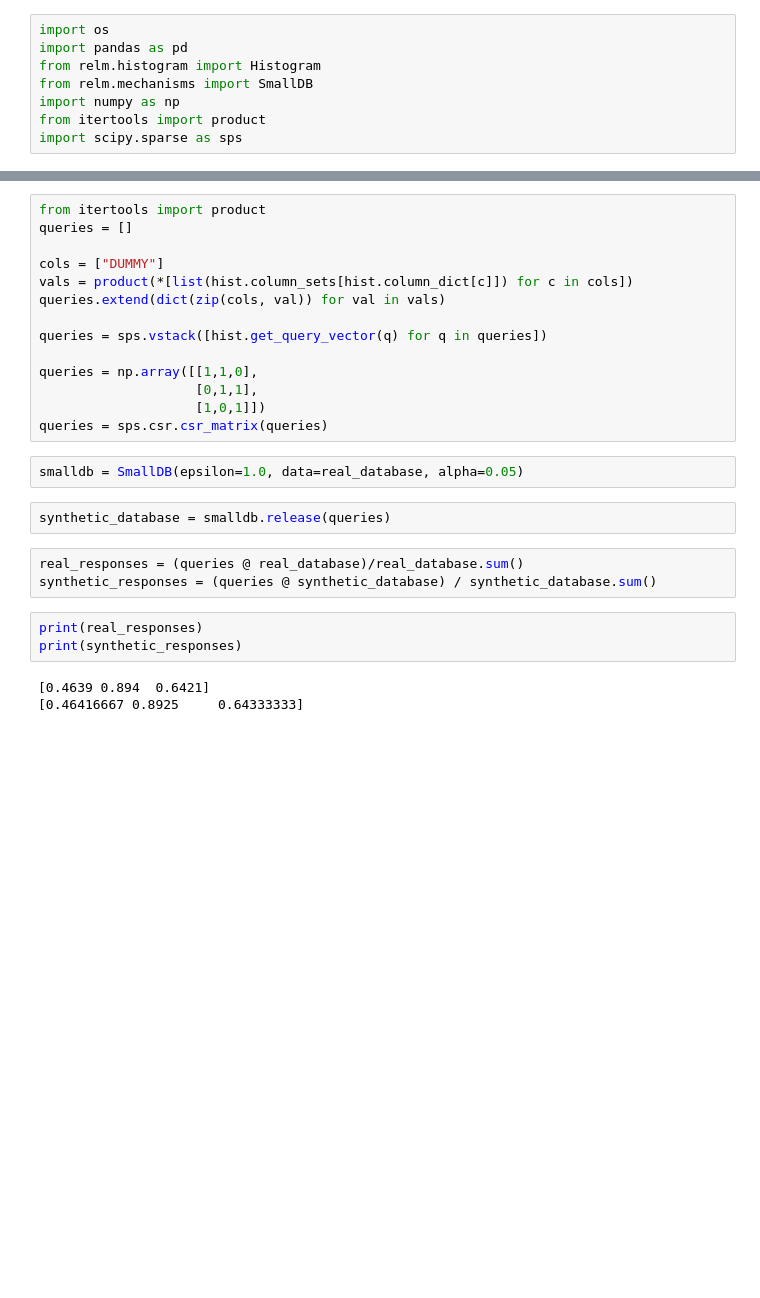
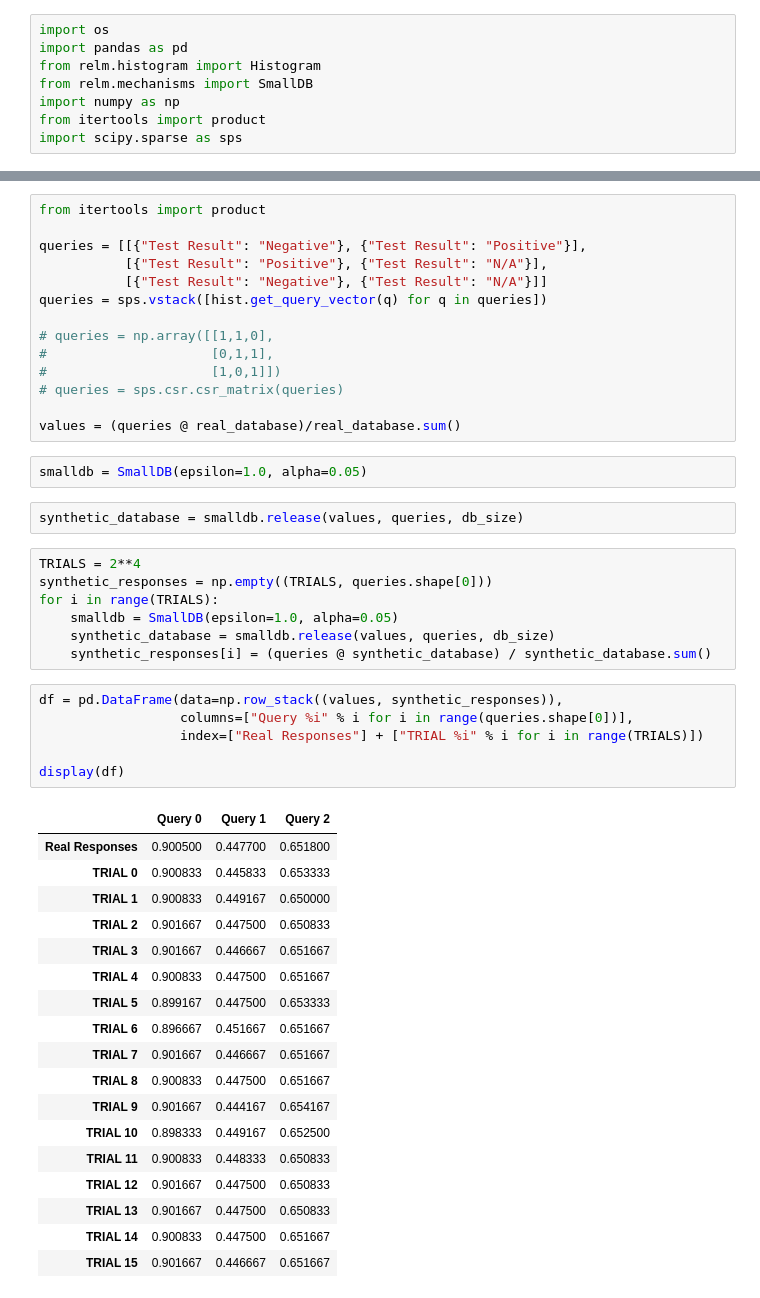
Before and after one commit to anusii/RelM, a Jupyter notebook: examples/dummy_smalldb.ipynb, the cells around one changed output, grey strips where cells are left out. Cells and saved outputs as stored; diff of their text form; blank space fills up the shorter version.

```diff
--- a/examples/dummy_smalldb.ipynb
+++ b/examples/dummy_smalldb.ipynb
@@ -16,27 +17,50 @@ real_database = hist.get_db()
 # %%
 from itertools import product
-queries = []
 
-cols = ["DUMMY"]
-vals = product(*[list(hist.column_sets[hist.column_dict[c]]) for c in cols])
-queries.extend(dict(zip(cols, val)) for val in vals)
-
+queries = [[{"Test Result": "Negative"}, {"Test Result": "Positive"}],
+           [{"Test Result": "Positive"}, {"Test Result": "N/A"}],
+           [{"Test Result": "Negative"}, {"Test Result": "N/A"}]]
 queries = sps.vstack([hist.get_query_vector(q) for q in queries])
 
-queries = np.array([[1,1,0],
-                    [0,1,1],
-                    [1,0,1]])
-queries = sps.csr.csr_matrix(queries)
+# queries = np.array([[1,1,0],
+#                     [0,1,1],
+#                     [1,0,1]])
+# queries = sps.csr.csr_matrix(queries)
+
+values = (queries @ real_database)/real_database.sum()
 # %%
-smalldb = SmallDB(epsilon=1.0, data=real_database, alpha=0.05)
+smalldb = SmallDB(epsilon=1.0, alpha=0.05)
 # %%
-synthetic_database = smalldb.release(queries)
+synthetic_database = smalldb.release(values, queries, db_size)
-# %%
-real_responses = (queries @ real_database)/real_database.sum()
-synthetic_responses = (queries @ synthetic_database) / synthetic_database.sum()
-# %%
-print(real_responses)
-print(synthetic_responses)
-# %% [output]
-[0.4639 0.894  0.6421]
-[0.46416667 0.8925     0.64333333]
+# %%
+TRIALS = 2**4
+synthetic_responses = np.empty((TRIALS, queries.shape[0]))
+for i in range(TRIALS):
+    smalldb = SmallDB(epsilon=1.0, alpha=0.05)
+    synthetic_database = smalldb.release(values, queries, db_size)
+    synthetic_responses[i] = (queries @ synthetic_database) / synthetic_database.sum()
+# %%
+df = pd.DataFrame(data=np.row_stack((values, synthetic_responses)),
+                  columns=["Query %i" % i for i in range(queries.shape[0])],
+                  index=["Real Responses"] + ["TRIAL %i" % i for i in range(TRIALS)])
+
+display(df)
+# %% [output]
+|  | Query 0 | Query 1 | Query 2 |
+| Real Responses | 0.900500 | 0.447700 | 0.651800 |
+| TRIAL 0 | 0.900833 | 0.445833 | 0.653333 |
+| TRIAL 1 | 0.900833 | 0.449167 | 0.650000 |
+| TRIAL 2 | 0.901667 | 0.447500 | 0.650833 |
+| TRIAL 3 | 0.901667 | 0.446667 | 0.651667 |
+| TRIAL 4 | 0.900833 | 0.447500 | 0.651667 |
+| TRIAL 5 | 0.899167 | 0.447500 | 0.653333 |
+| TRIAL 6 | 0.896667 | 0.451667 | 0.651667 |
+| TRIAL 7 | 0.901667 | 0.446667 | 0.651667 |
+| TRIAL 8 | 0.900833 | 0.447500 | 0.651667 |
+| TRIAL 9 | 0.901667 | 0.444167 | 0.654167 |
+| TRIAL 10 | 0.898333 | 0.449167 | 0.652500 |
+| TRIAL 11 | 0.900833 | 0.448333 | 0.650833 |
+| TRIAL 12 | 0.901667 | 0.447500 | 0.650833 |
+| TRIAL 13 | 0.901667 | 0.447500 | 0.650833 |
+| TRIAL 14 | 0.900833 | 0.447500 | 0.651667 |
+| TRIAL 15 | 0.901667 | 0.446667 | 0.651667 |
```
Also changed, not shown: parts of 2 cells of this notebook, 4 other files.
